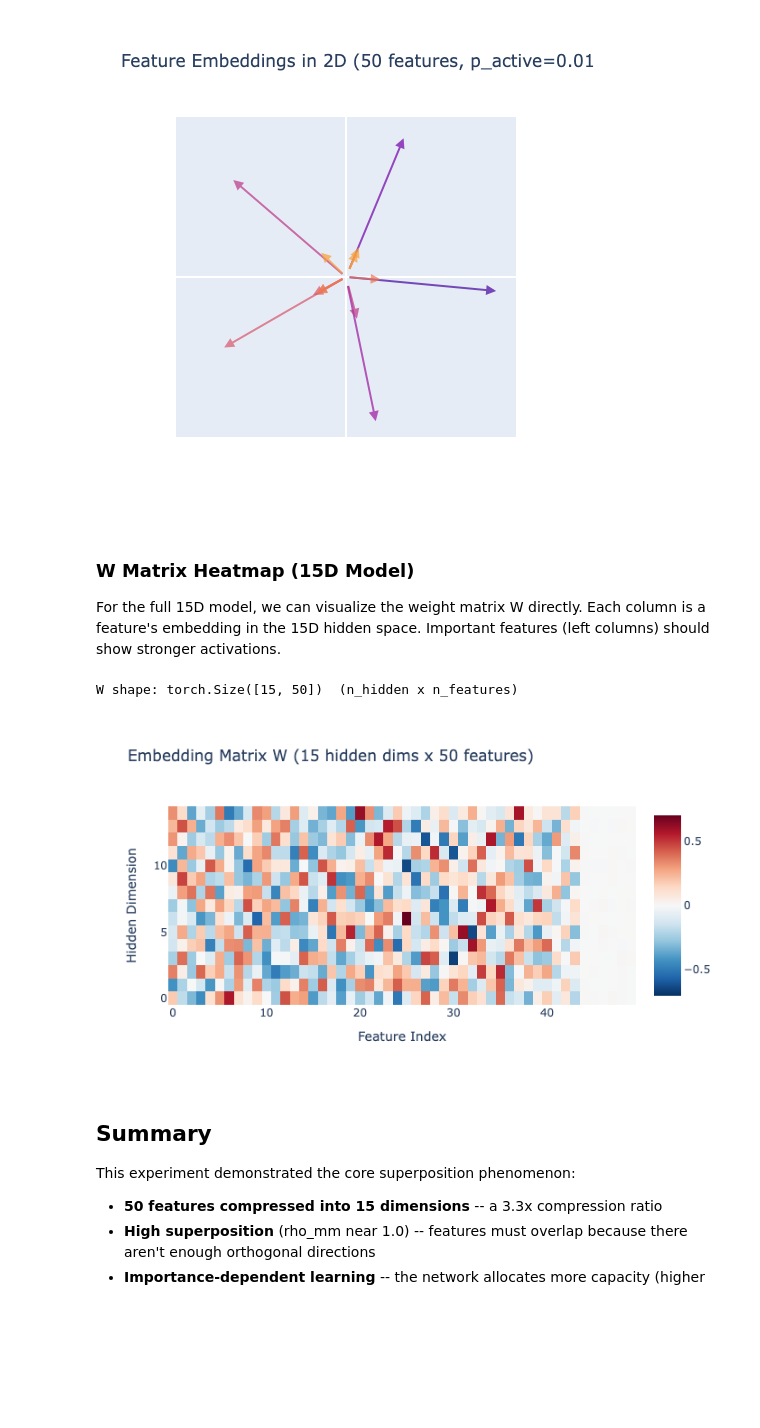
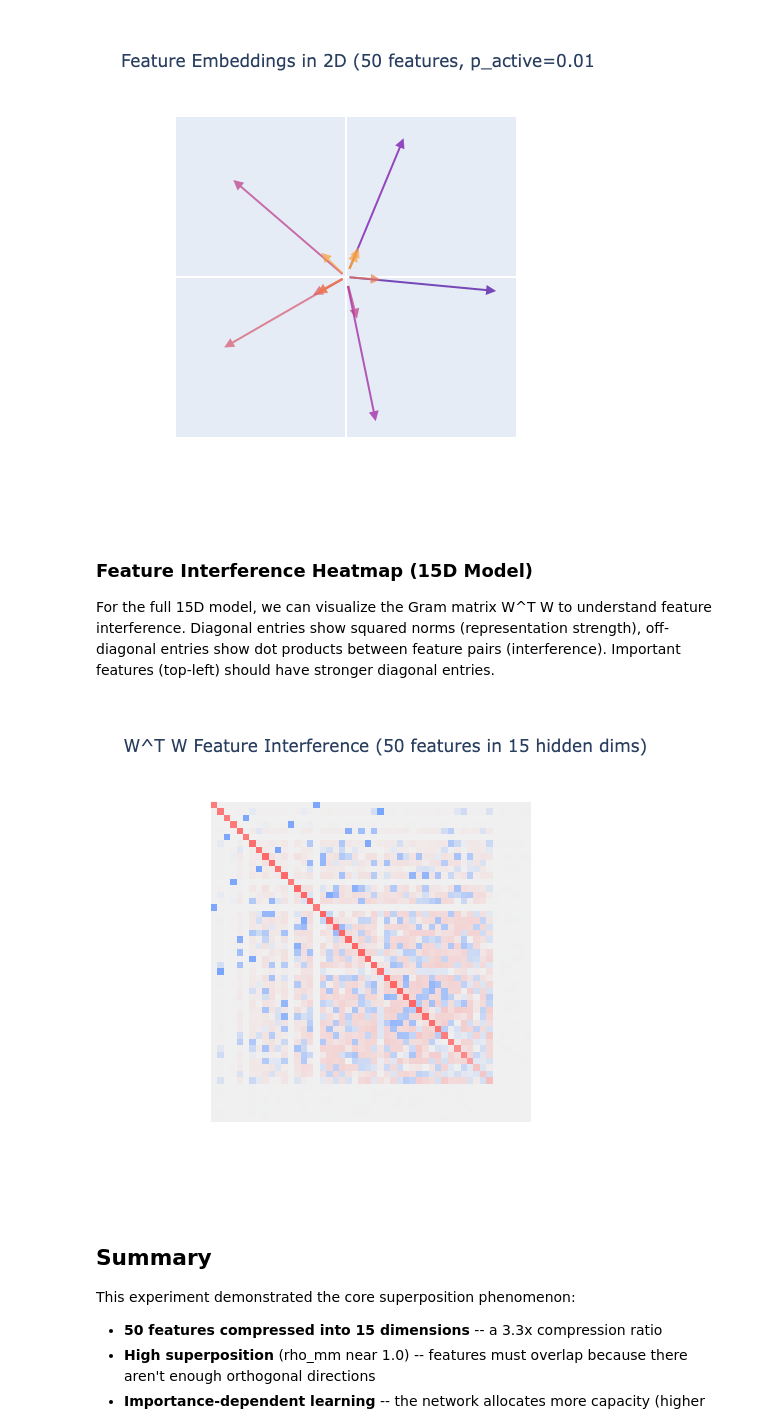
Before and after one commit to OliverSieweke/occhio, a Jupyter notebook: examples/getting_started.ipynb, the cells around one changed output. Cells and saved outputs as stored; diff of their text form; code cells hidden in the pictures; blank space fills up the shorter version.

```diff
--- a/examples/getting_started.ipynb
+++ b/examples/getting_started.ipynb
@@ -260,34 +261,23 @@ fig.show()
 2D model features with norm > 0.5: 5 / 50
 [figure]
 # %% [markdown]
-### W Matrix Heatmap (15D Model)
+### Feature Interference Heatmap (15D Model)
 
-For the full 15D model, we can visualize the weight matrix W directly.
-Each column is a feature's embedding in the 15D hidden space. Important
-features (left columns) should show stronger activations.
+For the full 15D model, we can visualize the Gram matrix W^T W to understand
+feature interference. Diagonal entries show squared norms (representation
+strength), off-diagonal entries show dot products between feature pairs
+(interference). Important features (top-left) should have stronger diagonal
+entries.
 # %%
-W = model.W.detach().cpu()
-print(f"W shape: {W.shape}  (n_hidden x n_features)")
-
-fig = go.Figure(
-    data=go.Heatmap(
-        z=W.numpy(),
-        colorscale="RdBu_r",
-        zmid=0,
-        hovertemplate="Hidden dim %{y}<br>Feature %{x}<br>Weight: %{z:.4f}<extra></extra>",
-    )
-)
+fig = plot_representation(model)
 fig.update_layout(
-    title="Embedding Matrix W (15 hidden dims x 50 features)",
-    xaxis_title="Feature Index",
-    yaxis_title="Hidden Dimension",
-    height=400,
-    width=700,
+    title="W^T W Feature Interference (50 features in 15 hidden dims)",
+    height=500,
+    width=550,
 )
 fig.show()
 # %% [output]
-W shape: torch.Size([15, 50])  (n_hidden x n_features)
-[figure, old version]
+[figure, new version]
 # %% [markdown]
 ## Summary
 
```
Also changed, not shown: parts of 1 cell of this notebook.
